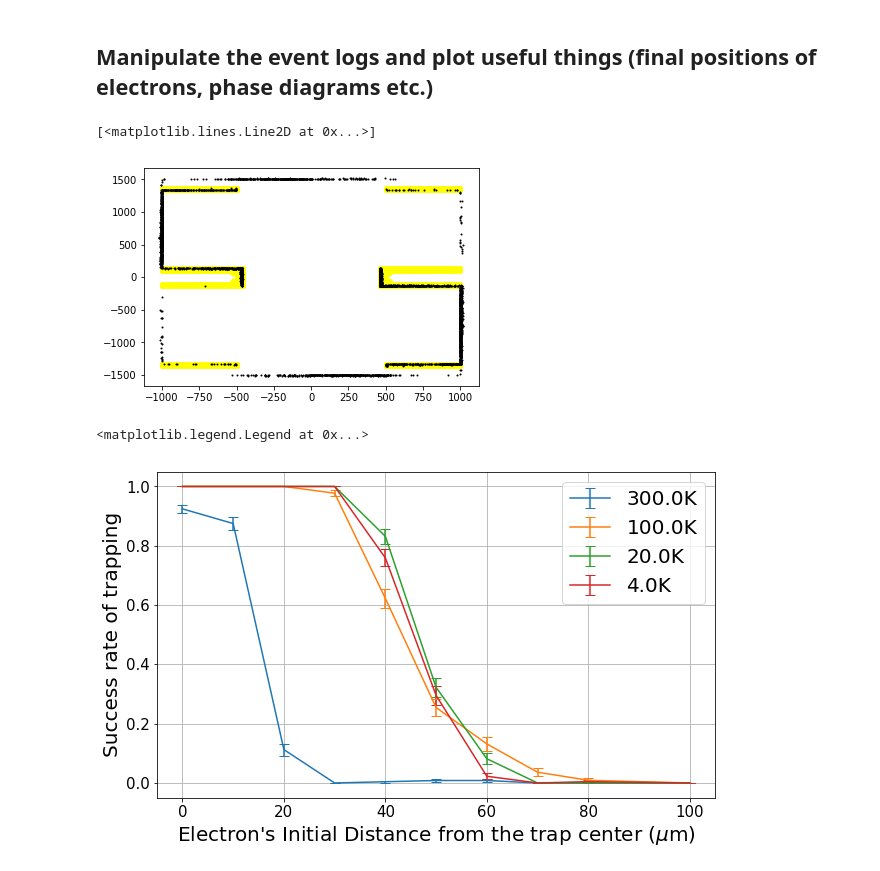
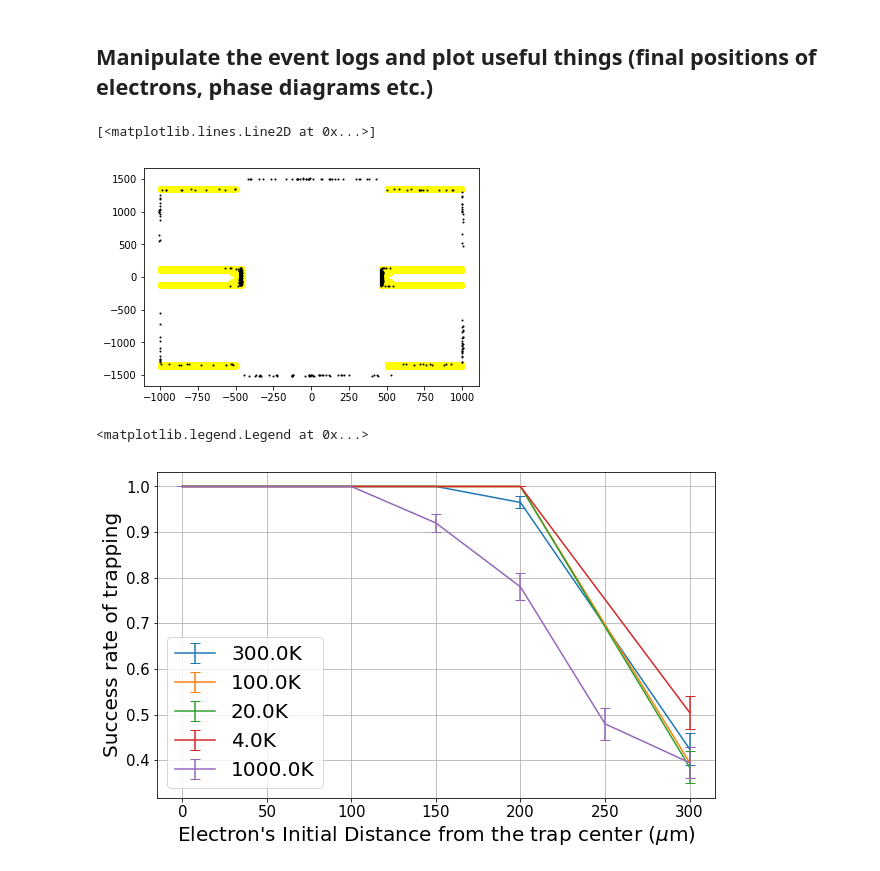
Before and after one commit to HaeffnerLab/Electron-Trap-Design-Testing, a Jupyter notebook: particle_trajectory_sim/Extraction/trap_DC_RF_2D_100MHz_axial.ipynb, the cells around one changed output. Drawn from its saved outputs; the diff is of its cells as text; code cells hidden in the pictures.

```diff
--- a/particle_trajectory_sim/Extraction/trap_DC_RF_2D_100MHz_axial.ipynb
+++ b/particle_trajectory_sim/Extraction/trap_DC_RF_2D_100MHz_axial.ipynb
@@ -240,12 +259,11 @@ def trapped(rho, phi, v, theta, dt, t_max):
         t += dt
     return trapped, x, y
 # %%
-rho = 10.0e-6
-phi = 0.0
+rho = 200.0e-6
+phi = np.pi/4
 T = 300.0
 v = np.sqrt(2*kB*T/m)
 theta = 0.0
 dt = 1.0e-11
-t_max = 5.0e-8
+t_max = 1.0e-6
 plot_traj(rho, phi, T, theta, dt, t_max)
-plt.plot(trapped(rho, phi, v, theta, dt, t_max)[1], trapped(rho, phi, v, theta, dt, t_max)[2], 'rx')
@@ -255,7 +279,7 @@ dt = 1.0e-11 #s
 t_max = 50.0e-9 # maximum time duration of the simulation
 
 #initial condition
-rho_s = [0.0, 10.0, 20.0, 30.0, 40.0, 50.0, 60.0, 70.0, 80.0, 100.0]
+rho_s = [0.0, 50.0, 100.0, 150.0, 200.0, 230.0, 250.0, 260.0, 280.0, 300.0, 350.0, 400.0]
 rho_s = np.array(rho_s) * 1.0e-6
 N_samples = 200
 N_phi = None
@@ -265,8 +289,8 @@ N_theta = None
 # list of success rates correspond to each rou in rou_s
 success_rate = dict()
 errors = dict()
-# for T in [1000.0, 300.0, 100.0, 20.0, 4.0]:
-for T in [300.0, 100.0, 20.0, 4.0]:
+
+for T in [1000.0, 300.0, 100.0, 20.0, 4.0]:
     v = np.sqrt(2*kB*T/m)
     success_rate[T] = []
     errors[T] = []
@@ -285,5 +309,5 @@ for T in [300.0, 100.0, 20.0, 4.0]:
         success_rate[T].append(np.mean(result))
         errors[T].append(np.std(result)/np.sqrt(N_samples))
 end = time.time()
-print("Program Run Time: ", end-start)
+print("Program Run Time: ", round(end-start), "s")
 # %% [output]
@@ -325,7 +347,7 @@ plt.plot(-x_electrode*1.0e6, -y_electrode*1.0e6, ".", color='yellow')
 plt.plot(x_fail*1.0e6, y_fail*1.0e6, '.', markersize=2, color='black')
 # %% [output]
 [<matplotlib.lines.Line2D at 0x...>]
-[figure, old version]
+[figure, new version]
 # %%
 for i in range(len(x_electrode)):
     if not trap_RF.hit_electrodes(x_electrode[i], y_electrode[i]):
@@ -337,23 +359,24 @@ for i in range(len(x_electrode)):
 # %%
 plt.figure(figsize=(10, 6))
 for v in df_event.v_0.unique():
     T = 0.5*m*v**2/kB
     rhos = df_event[df_event.v_0 == v].rho_0.unique()
     success_rate = []
     err = []
     for rho in rhos:
         mean = df_event[(df_event.v_0==v) & (df_event.rho_0==rho)].iloc[:, 4].mean()
         std = df_event[(df_event.v_0==v) & (df_event.rho_0==rho)].iloc[:, 4].std()
         N = df_event[(df_event.v_0==v) & (df_event.rho_0==rho)].shape[0]
         success_rate.append(mean)
         err.append(std/np.sqrt(N))
-    plt.errorbar(rho_s*1.0e6, success_rate, yerr=err, label = str(round(T)) + "K", capsize=5)
+    plt.errorbar(rhos*1.0e6, success_rate, yerr=err, label = str(round(T)) + "K", capsize=5)
+    #plt.plot(rhos*1.0e6, success_rate, label = str(round(T)) + "K")
 plt.grid(True)
 plt.xlabel("Electron's Initial Distance from the trap center ($\mu$m)", fontsize=20)
 plt.ylabel("Success rate of trapping", fontsize=20)
 plt.xticks(fontsize=15)
 plt.yticks(fontsize=15)
 plt.legend(fontsize=20)
 # %% [output]
 <matplotlib.legend.Legend at 0x...>
-[figure, old version]
+[figure, new version]
```
Also changed, not shown: parts of 7 cells of this notebook, 3 other files.
